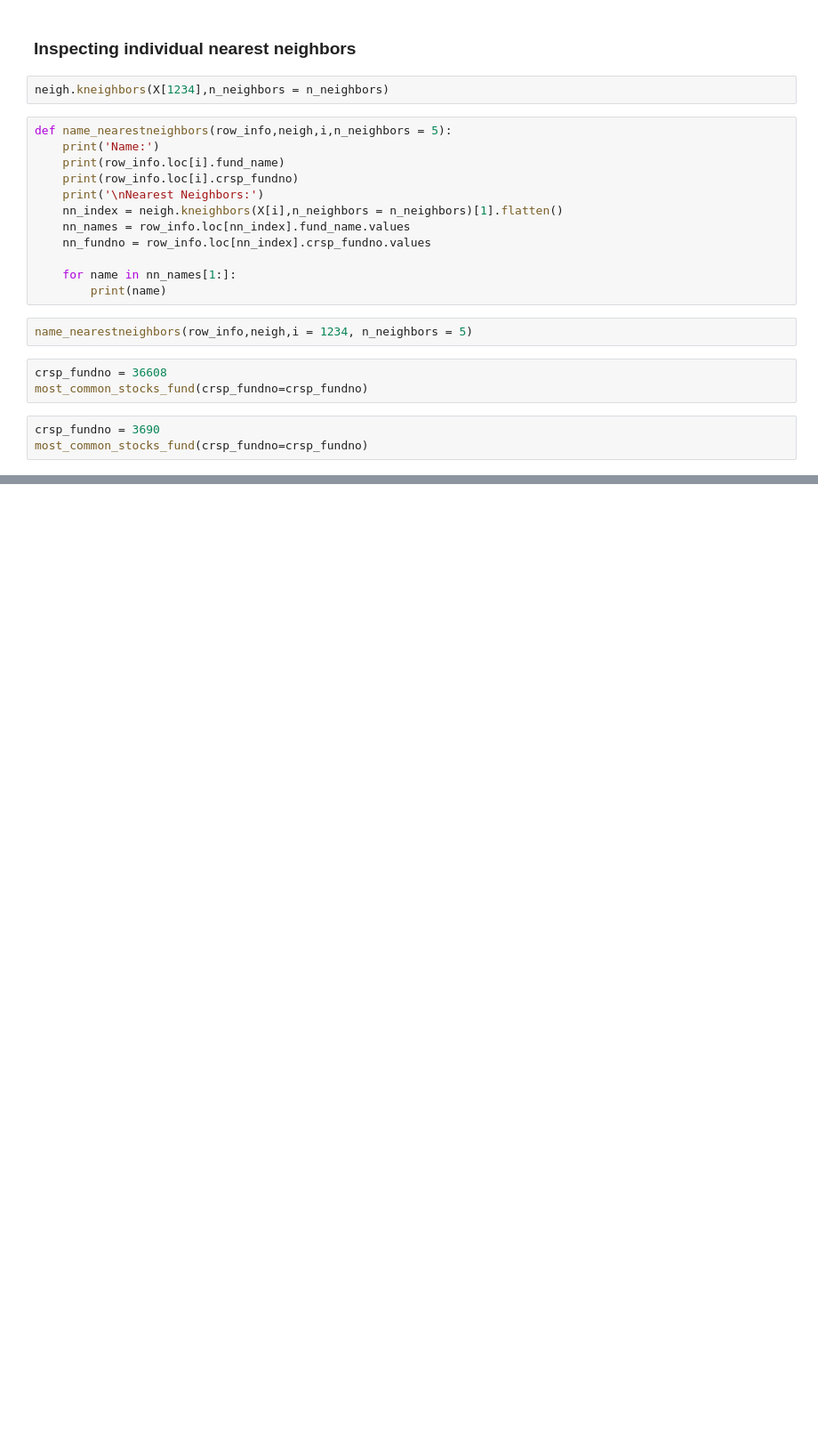
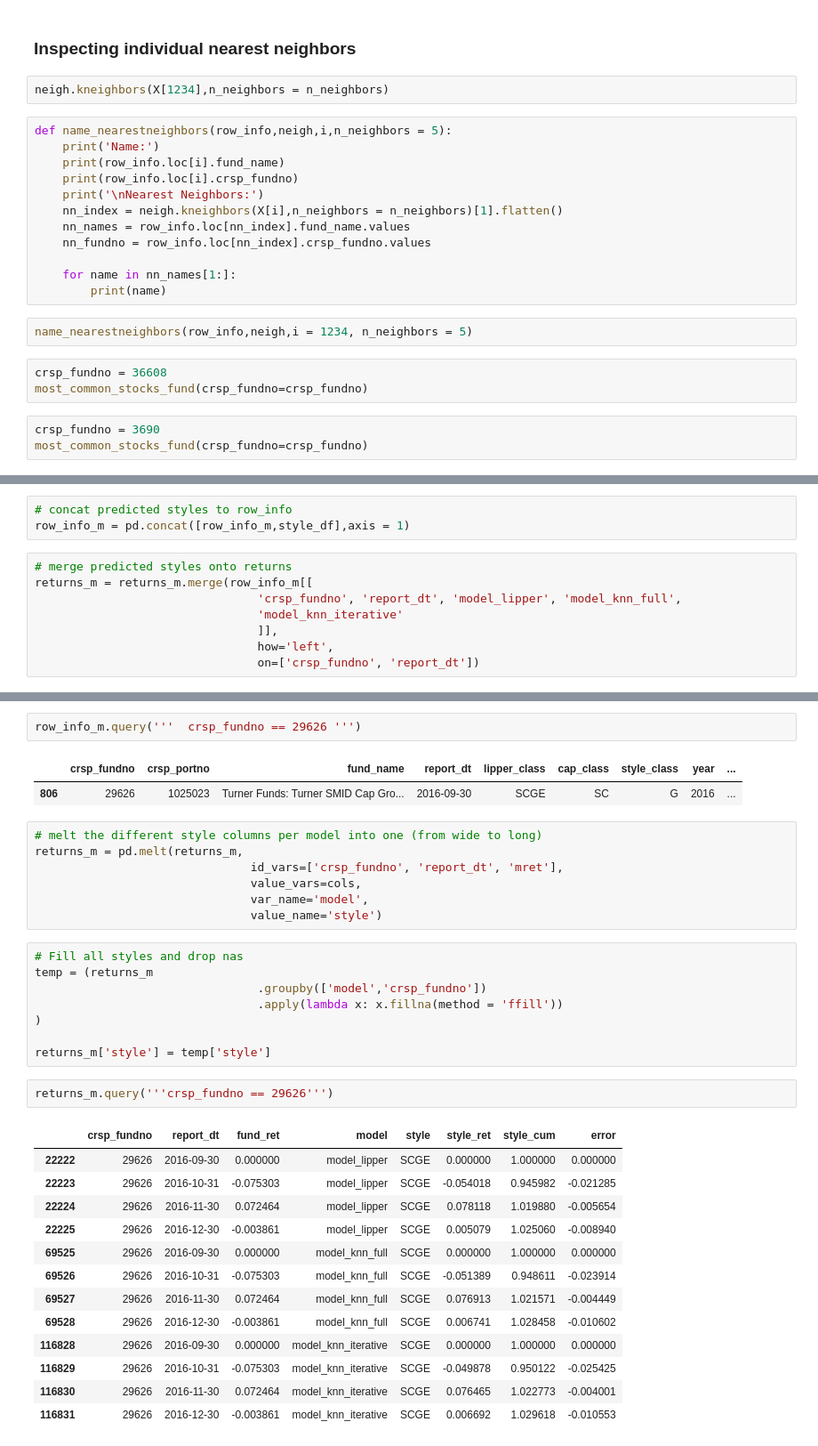
Before and after one commit to Amglex/Mutual-Funds, a Jupyter notebook: notebooks/040 - Classification Parallel.ipynb, the cells around one changed output, grey strips where cells are left out. Shown at 89% size. Drawn from its saved outputs; the diff is of its cells as text; blank space fills up the shorter version.

```diff
--- a/notebooks/040 - Classification Parallel.ipynb
+++ b/notebooks/040 - Classification Parallel.ipynb
@@ -471,0 +575,11 @@ most_common_stocks_fund(crsp_fundno=crsp_fundno)
+# %%
+# concat predicted styles to row_info
+row_info_m = pd.concat([row_info_m,style_df],axis = 1)
+# %%
+# merge predicted styles onto returns
+returns_m = returns_m.merge(row_info_m[[
+                                'crsp_fundno', 'report_dt', 'model_lipper', 'model_knn_full',
+                                'model_knn_iterative'
+                                ]],
+                                how='left',
+                                on=['crsp_fundno', 'report_dt'])
@@ -471,0 +614,36 @@ most_common_stocks_fund(crsp_fundno=crsp_fundno)
+# %%
+row_info_m.query('''  crsp_fundno == 29626 ''')
+# %% [output]
+|  | crsp_fundno | crsp_portno | fund_name | report_dt | lipper_class | cap_class | style_class | year | ... |
+| 806 | 29626 | 1025023 | Turner Funds: Turner SMID Cap Gro... | 2016-09-30 | SCGE | SC | G | 2016 | ... |
+# %%
+# melt the different style columns per model into one (from wide to long)
+returns_m = pd.melt(returns_m,
+                               id_vars=['crsp_fundno', 'report_dt', 'mret'],
+                               value_vars=cols,
+                               var_name='model',
+                               value_name='style')
+# %%
+# Fill all styles and drop nas
+temp = (returns_m
+                                .groupby(['model','crsp_fundno'])
+                                .apply(lambda x: x.fillna(method = 'ffill'))
+)
+
+returns_m['style'] = temp['style']
+# %%
+returns_m.query('''crsp_fundno == 29626''')
+# %% [output]
+|  | crsp_fundno | report_dt | fund_ret | model | style | style_ret | style_cum | error |
+| 22222 | 29626 | 2016-09-30 | 0.000000 | model_lipper | SCGE | 0.000000 | 1.000000 | 0.000000 |
+| 22223 | 29626 | 2016-10-31 | -0.075303 | model_lipper | SCGE | -0.054018 | 0.945982 | -0.021285 |
+| 22224 | 29626 | 2016-11-30 | 0.072464 | model_lipper | SCGE | 0.078118 | 1.019880 | -0.005654 |
+| 22225 | 29626 | 2016-12-30 | -0.003861 | model_lipper | SCGE | 0.005079 | 1.025060 | -0.008940 |
+| 69525 | 29626 | 2016-09-30 | 0.000000 | model_knn_full | SCGE | 0.000000 | 1.000000 | 0.000000 |
+| 69526 | 29626 | 2016-10-31 | -0.075303 | model_knn_full | SCGE | -0.051389 | 0.948611 | -0.023914 |
+| 69527 | 29626 | 2016-11-30 | 0.072464 | model_knn_full | SCGE | 0.076913 | 1.021571 | -0.004449 |
+| 69528 | 29626 | 2016-12-30 | -0.003861 | model_knn_full | SCGE | 0.006741 | 1.028458 | -0.010602 |
+| 116828 | 29626 | 2016-09-30 | 0.000000 | model_knn_iterative | SCGE | 0.000000 | 1.000000 | 0.000000 |
+| 116829 | 29626 | 2016-10-31 | -0.075303 | model_knn_iterative | SCGE | -0.049878 | 0.950122 | -0.025425 |
+| 116830 | 29626 | 2016-11-30 | 0.072464 | model_knn_iterative | SCGE | 0.076465 | 1.022773 | -0.004001 |
+| 116831 | 29626 | 2016-12-30 | -0.003861 | model_knn_iterative | SCGE | 0.006692 | 1.029618 | -0.010553 |
```
Also changed, not shown: parts of 29 cells of this notebook, 4 other files.
